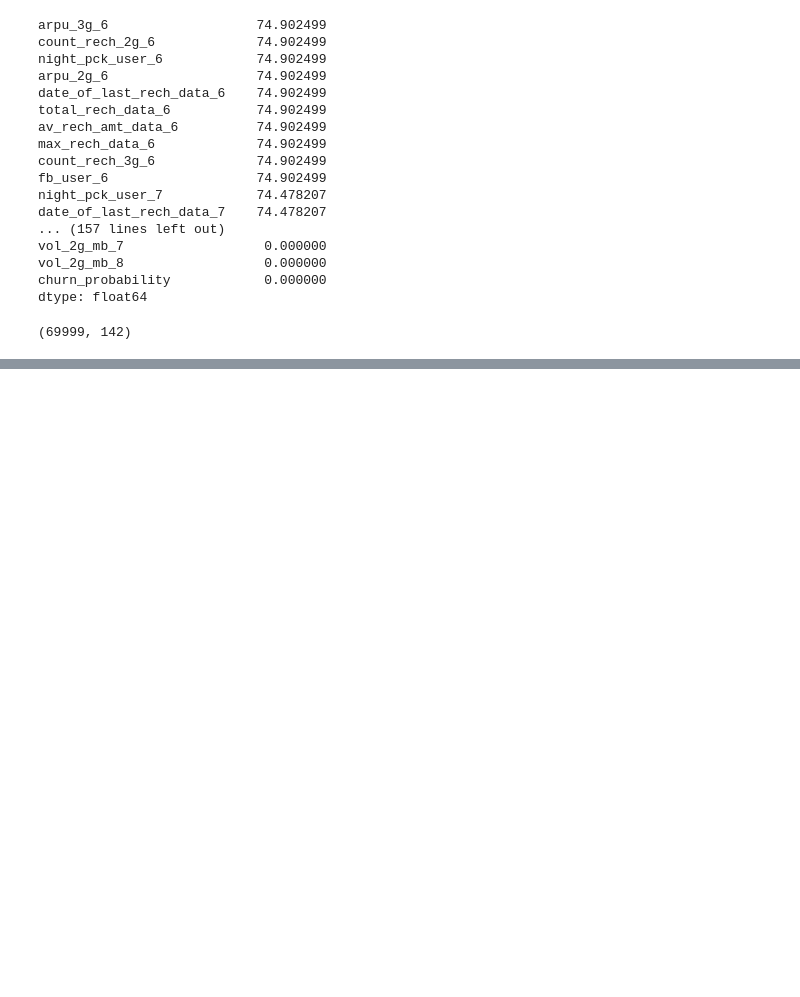
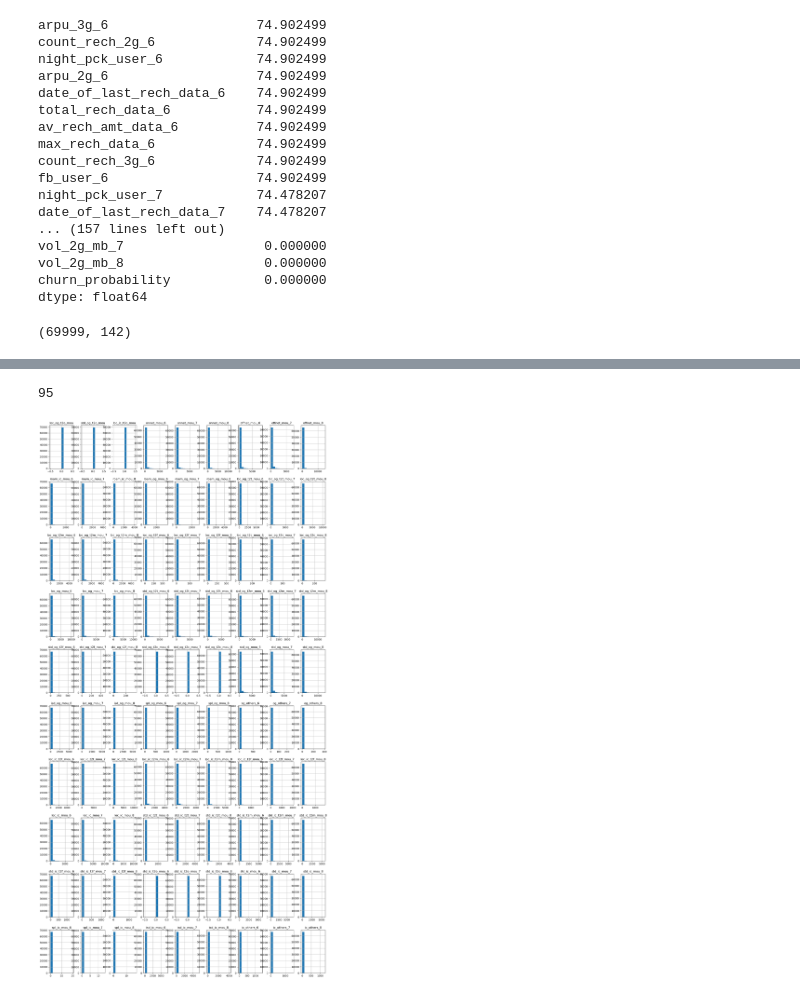
Before and after one commit to hargurjeet/Telecom-Churn-Prediction, a Jupyter notebook: telecom-churn-predictions.ipynb, the cells around one changed output, grey strips where cells are left out. Saved outputs shown, nothing was run; the diff lists cells and outputs as text; code cells hidden in the pictures; blank space fills up the shorter version.

Commit message:
Kaggle Notebook | Telecom Churn Predictions | Version 5 | missing values handelled

```diff
--- a/telecom-churn-predictions.ipynb
+++ b/telecom-churn-predictions.ipynb
@@ -116,7 +125,7 @@ missing_cols =[
 
 ## dropping these columns from the original dataset to make it suitable for EDA
 
-tc_train_eda =tc_train.drop(labels=missing_cols, axis=1).copy()
-tc_train_eda.shape
+tc_train =tc_train.drop(labels=missing_cols, axis=1).copy()
+tc_train.shape
 # %% [output]
 (69999, 142)
@@ -125,0 +153,10 @@ tc_train_eda.shape
+# %%
+# Creating a list of columns having null values
+cols_nulls = tc_train.columns[tc_train.isna().any()].tolist()
+len(cols_nulls)
+# %% [output]
+95
+# %%
+tc_train[cols_nulls].hist(figsize=(20,40));
+# %% [output]
+[figure, added]
```
Also changed, not shown: parts of 6 cells of this notebook.
